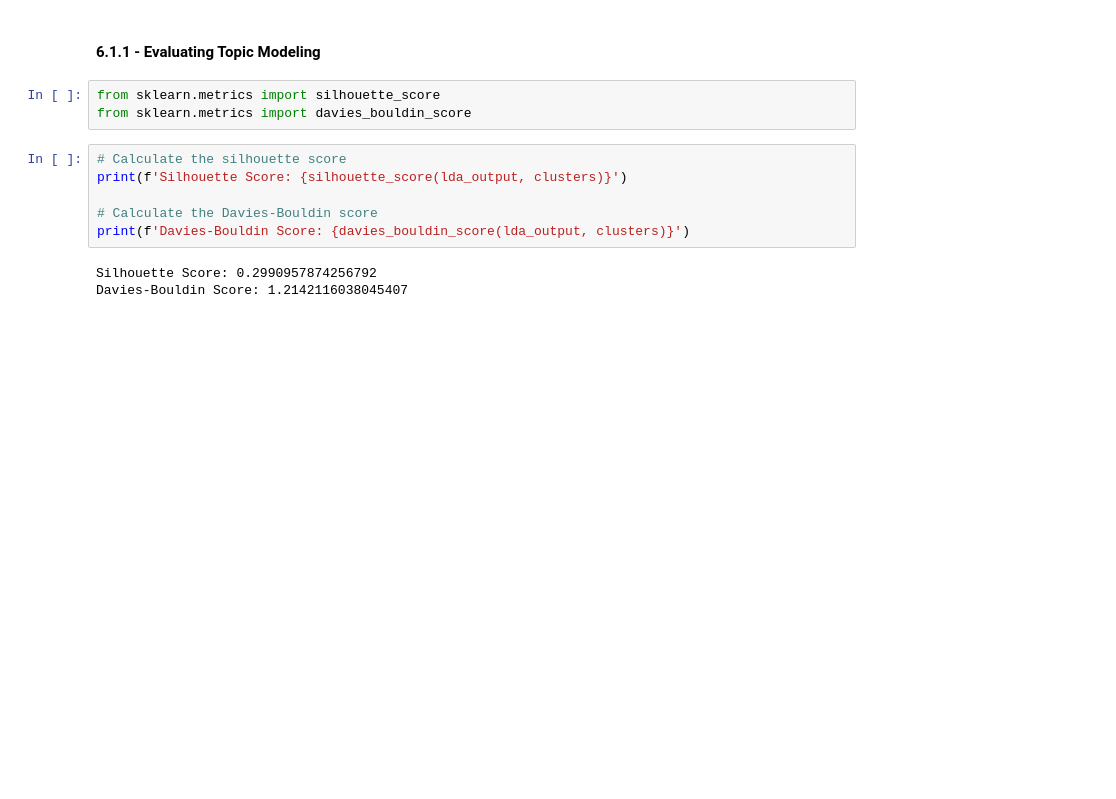
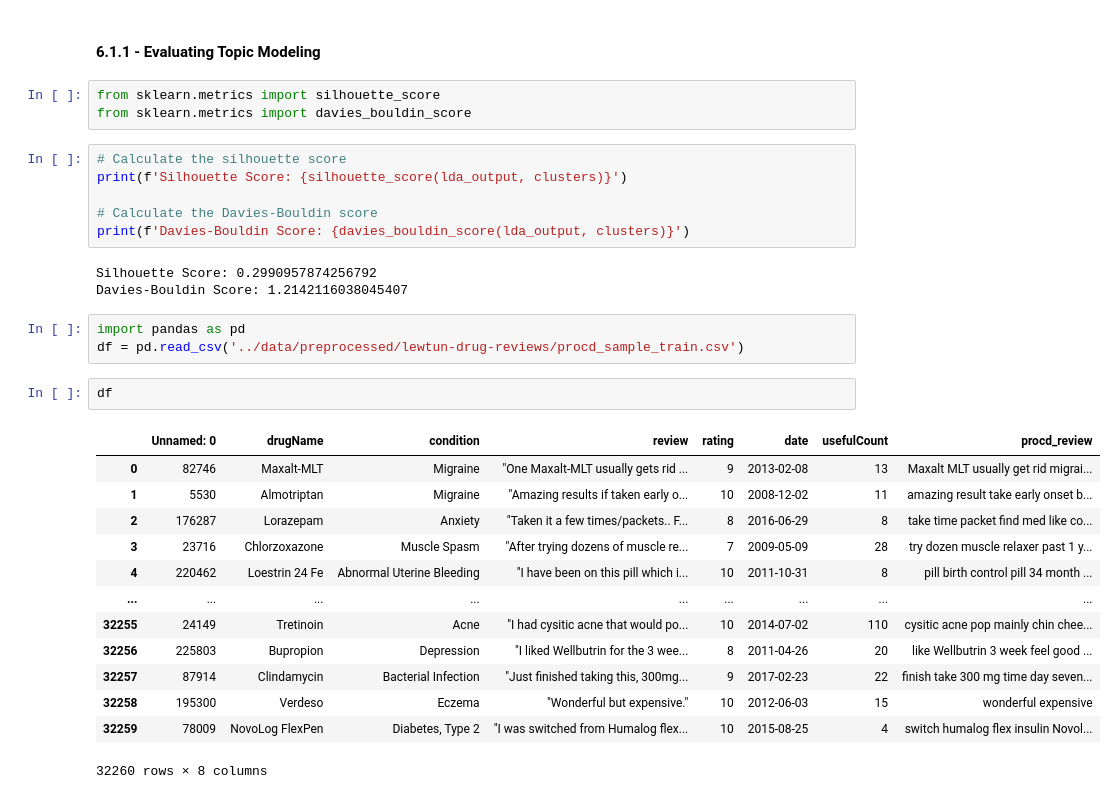
Before and after one commit to sean7x/medicinal-narratives, a Jupyter notebook: notebooks/data_prep_eda.ipynb, the cells around one changed output. Cells and saved outputs as stored; diff of their text form; blank space fills up the shorter version.

```diff
--- a/notebooks/data_prep_eda.ipynb
+++ b/notebooks/data_prep_eda.ipynb
@@ -624,3 +624,22 @@ print(f'Davies-Bouldin Score: {davies_bouldin_score(lda_output, clusters)}')
 # %% [output]
 Silhouette Score: 0.2990957874256792
 Davies-Bouldin Score: 1.2142116038045407
+# %%
+import pandas as pd
+df = pd.read_csv('../data/preprocessed/lewtun-drug-reviews/procd_sample_train.csv')
+# %%
+df
+# %% [output]
+|  | Unnamed: 0 | drugName | condition | review | rating | date | usefulCount | procd_review |
+| 0 | 82746 | Maxalt-MLT | Migraine | "One Maxalt-MLT usually gets rid ... | 9 | 2013-02-08 | 13 | Maxalt MLT usually get rid migrai... |
+| 1 | 5530 | Almotriptan | Migraine | "Amazing results if taken early o... | 10 | 2008-12-02 | 11 | amazing result take early onset b... |
+| 2 | 176287 | Lorazepam | Anxiety | "Taken it a few times/packets.. F... | 8 | 2016-06-29 | 8 | take time packet find med like co... |
+| 3 | 23716 | Chlorzoxazone | Muscle Spasm | "After trying dozens of muscle re... | 7 | 2009-05-09 | 28 | try dozen muscle relaxer past 1 y... |
+| 4 | 220462 | Loestrin 24 Fe | Abnormal Uterine Bleeding | "I have been on this pill which i... | 10 | 2011-10-31 | 8 | pill birth control pill 34 month ... |
+| ... | ... | ... | ... | ... | ... | ... | ... | ... |
+| 32255 | 24149 | Tretinoin | Acne | "I had cysitic acne that would po... | 10 | 2014-07-02 | 110 | cysitic acne pop mainly chin chee... |
+| 32256 | 225803 | Bupropion | Depression | "I liked Wellbutrin for the 3 wee... | 8 | 2011-04-26 | 20 | like Wellbutrin 3 week feel good ... |
+| 32257 | 87914 | Clindamycin | Bacterial Infection | "Just finished taking this, 300mg... | 9 | 2017-02-23 | 22 | finish take 300 mg time day seven... |
+| 32258 | 195300 | Verdeso | Eczema | "Wonderful but expensive." | 10 | 2012-06-03 | 15 | wonderful expensive |
+| 32259 | 78009 | NovoLog FlexPen | Diabetes, Type 2 | "I was switched from Humalog flex... | 10 | 2015-08-25 | 4 | switch humalog flex insulin Novol... |
+32260 rows × 8 columns
```
Also changed, not shown: parts of 2 cells of this notebook, 7 other files.
